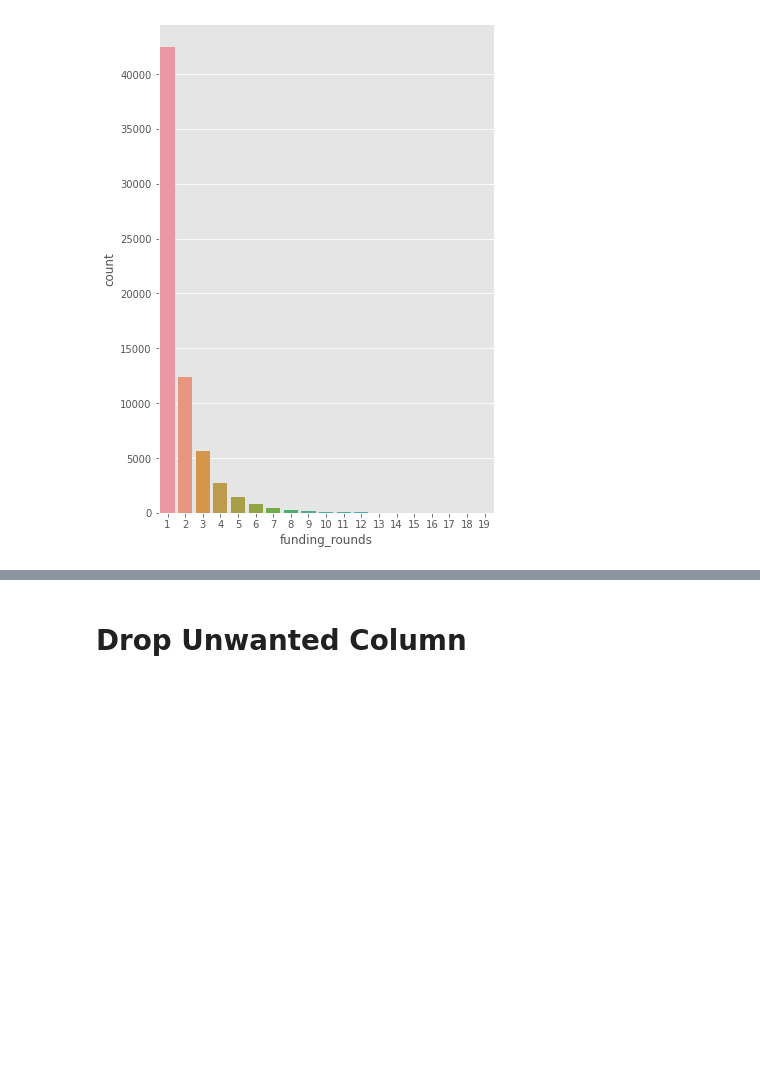
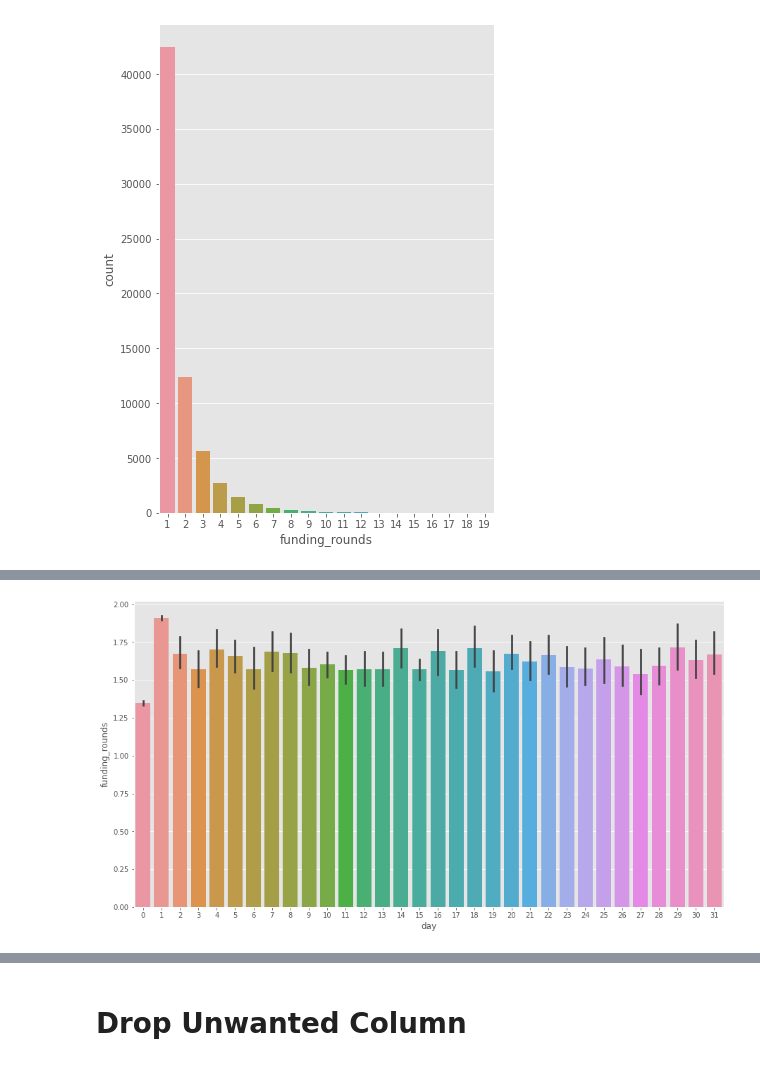
Before and after one commit to Sambhaji6529/Company_EDA-Project, a Jupyter notebook: Company_EDA.ipynb, the cells around one changed output, grey strips where cells are left out. Cells and saved outputs as stored; diff of their text form; code cells hidden in the pictures; blank space fills up the shorter version.

```diff
--- a/Company_EDA.ipynb
+++ b/Company_EDA.ipynb
@@ -327,3 +446,9 @@ Requirement already satisfied: tenacity>=6.2.0 in /usr/local/lib/python3.8/dist-
+# %%
+plt.figure(figsize=(15,8))
+sns.barplot(x="day",y="funding_rounds",data=df)
+plt.show()
+# %% [output]
+[figure, added]
 # %%
 #dir(px.colors.qualitative)
 #dir(px.colors.sequential)
```
Also changed, not shown: parts of 31 cells of this notebook.
